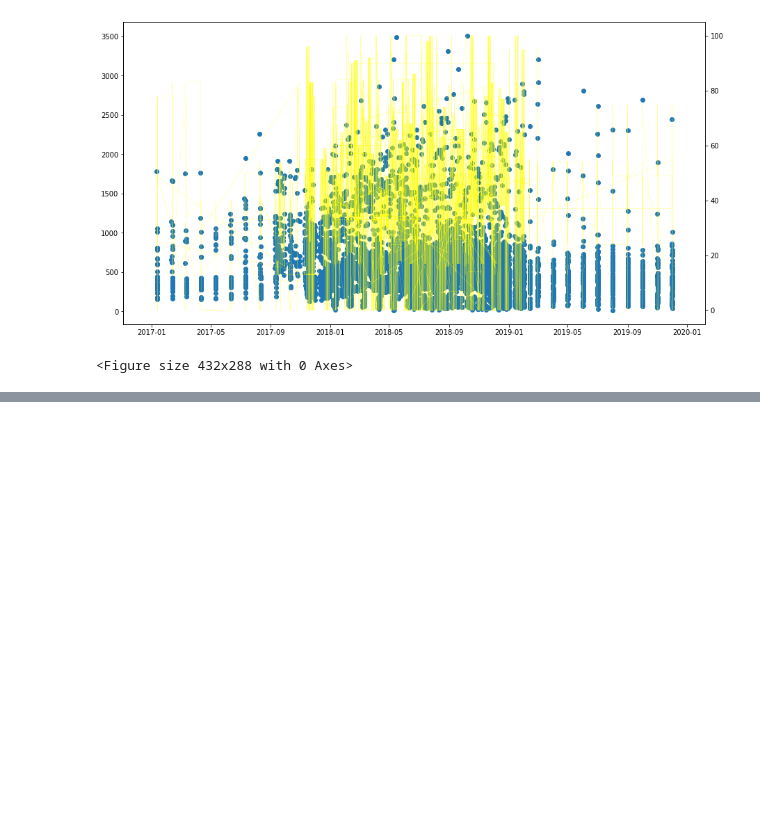
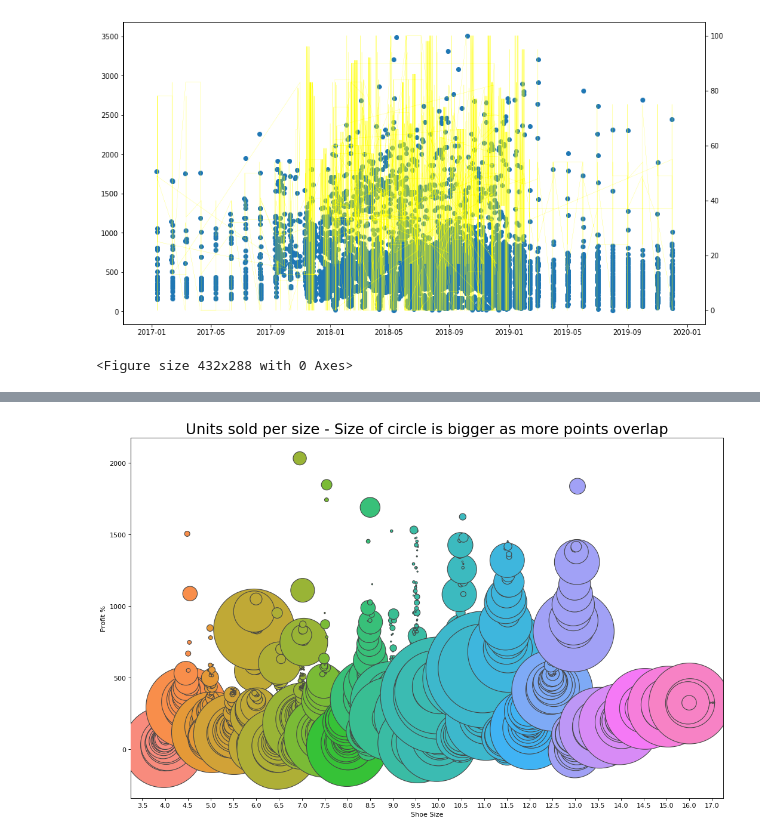
Before and after one commit to jamesnguyen0/Sneaker-Analysis, a Jupyter notebook: Yeezy_Starter_File_Original.ipynb, the cells around one changed output, grey strips where cells are left out. Cells and saved outputs as stored; diff of their text form; code cells hidden in the pictures; blank space fills up the shorter version.

```diff
--- a/Yeezy_Starter_File_Original.ipynb
+++ b/Yeezy_Starter_File_Original.ipynb
@@ -676,0 +827,15 @@ plt.savefig('yeezycorrelation.png')
+# %%
+# Import Data
+
+dfcounts1 = yeezydata.groupby(['Shoe Size', 'Profit %']).size().reset_index(name='counts')
+dfcounts1
+
+# Draw Stripplot
+fig, ax = plt.subplots(figsize=(16,10), dpi= 80)
+sns.stripplot(dfcounts['Shoe Size'], dfcounts1['Profit %'], size=dfcounts.counts*2, ax=ax, edgecolor="gray",linewidth=1)
+
+# Decorations
+plt.title('Units sold per size - Size of circle is bigger as more points overlap', fontsize=22)
+plt.show()
+# %% [output]
+[figure, added]
```
Also changed, not shown: parts of 12 cells of this notebook, 2 other files.
